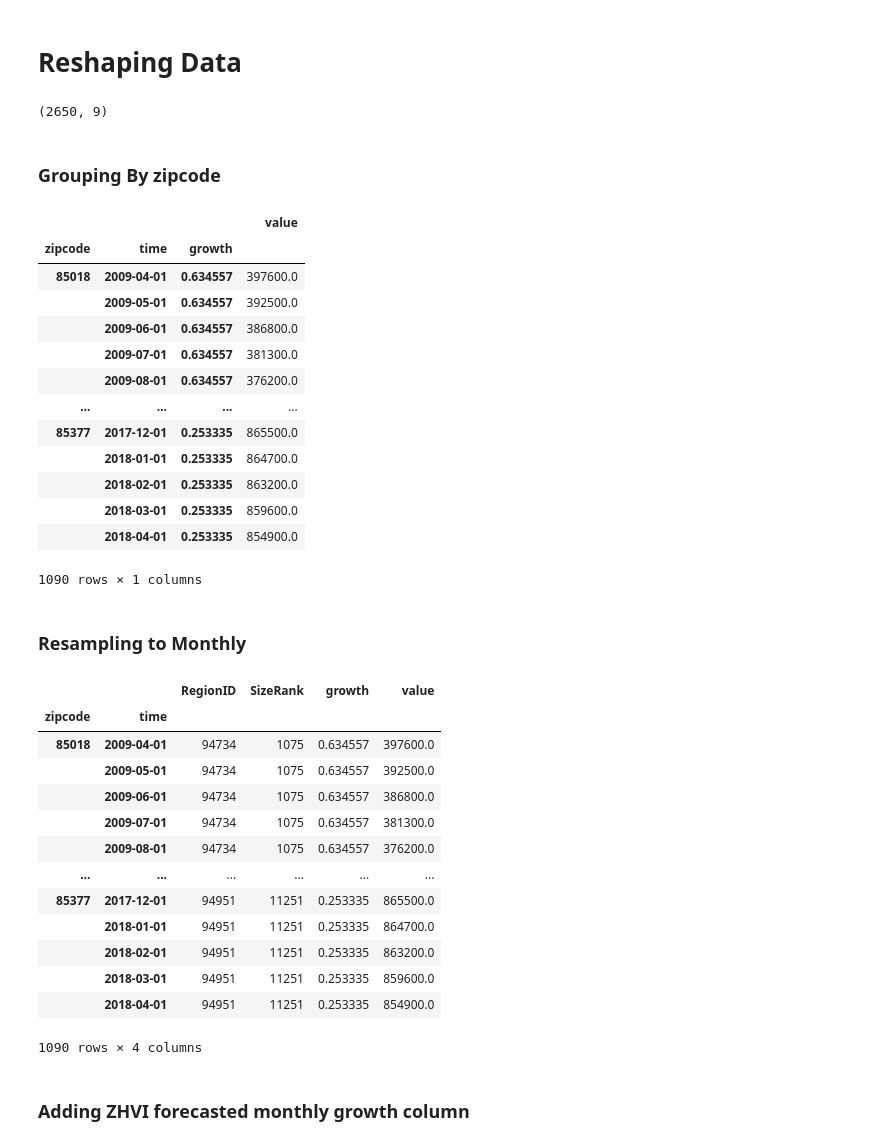
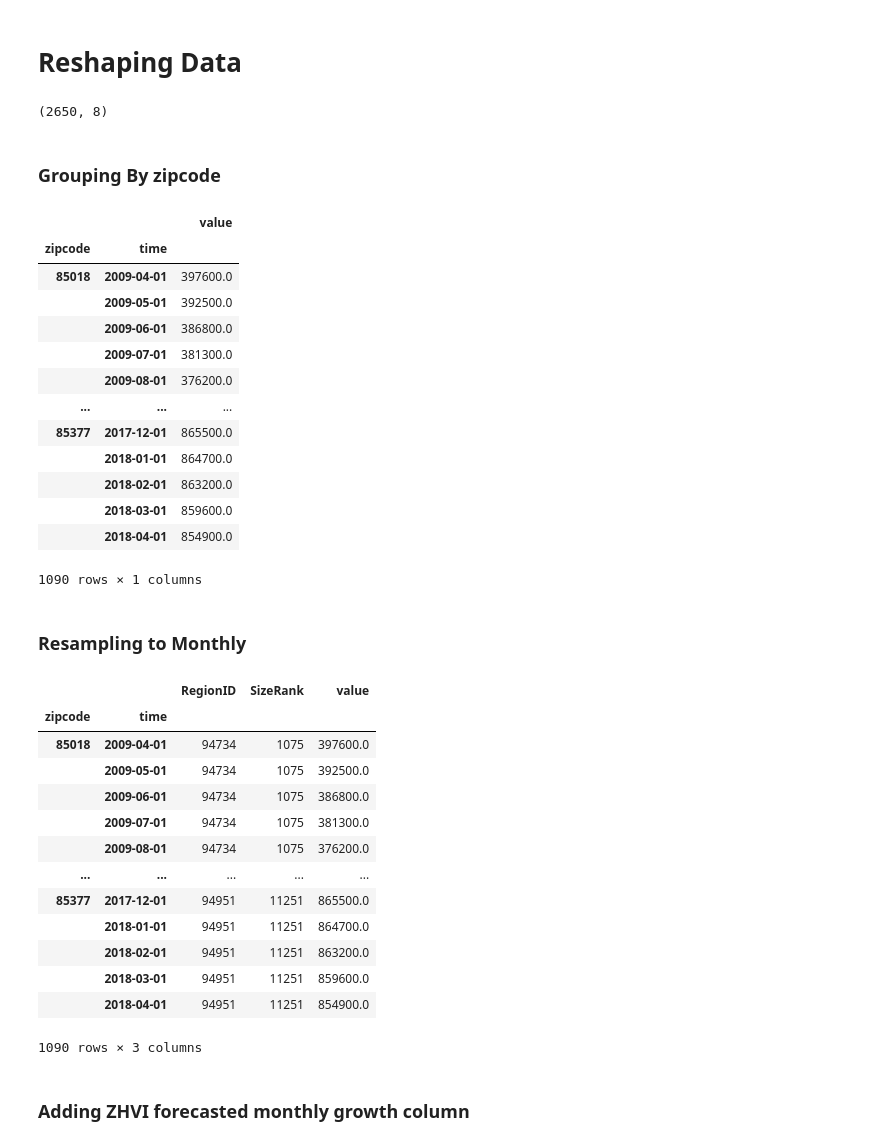
Before and after one commit to MatthewR1021/Zillow_Time_Series, a Jupyter notebook: jerry.ipynb, the cells around one changed output. Cells and saved outputs as stored; diff of their text form; code cells hidden in the pictures.

```diff
--- a/jerry.ipynb
+++ b/jerry.ipynb
@@ -26,5 +29,3 @@ df.head()
 5 rows × 272 columns
 # %% [markdown]
 Calculate growth over the last 9 years from (2009 to 2018)
-# %%
-df['growth'] = (df['2018-04']-df['2009-04'])/df['2009-04']
@@ -74,7 +60,7 @@ def melt_data(df):
     will be the mean of the values from the datetime columns in all of the rows.
     """
 
-    melted = pd.melt(df, id_vars=['zipcode', 'RegionID', 'SizeRank', 'City', 'State', 'Metro', 'CountyName','growth'], var_name='time')
+    melted = pd.melt(df, id_vars=['zipcode', 'RegionID', 'SizeRank', 'City', 'State', 'Metro', 'CountyName'], var_name='time')
     melted['time'] = pd.to_datetime(melted['time'], infer_datetime_format=True)
     melted = melted.dropna(subset=['value'])
     return melted
@@ -83,28 +69,28 @@ melted = melt_data(df)
 melted = melted.set_index('time')
 melted.shape
 # %% [output]
-(2650, 9)
+(2650, 8)
 # %%
 melted = melted['2009-04-01':'2018-04-01']
 # %% [markdown]
 ### Grouping By zipcode
 # %%
-grouped = melted.groupby(['zipcode','time','growth']).aggregate({'value':'mean'})
+grouped = melted.groupby(['zipcode','time']).aggregate({'value':'mean'})
 grouped
 # %% [output]
-|  |  |  | value |
-| zipcode | time | growth |  |
-| 85018 | 2009-04-01 | 0.634557 | 397600.0 |
-|  | 2009-05-01 | 0.634557 | 392500.0 |
-|  | 2009-06-01 | 0.634557 | 386800.0 |
-|  | 2009-07-01 | 0.634557 | 381300.0 |
-|  | 2009-08-01 | 0.634557 | 376200.0 |
-| ... | ... | ... | ... |
-| 85377 | 2017-12-01 | 0.253335 | 865500.0 |
-|  | 2018-01-01 | 0.253335 | 864700.0 |
-|  | 2018-02-01 | 0.253335 | 863200.0 |
-|  | 2018-03-01 | 0.253335 | 859600.0 |
-|  | 2018-04-01 | 0.253335 | 854900.0 |
+|  |  | value |
+| zipcode | time |  |
+| 85018 | 2009-04-01 | 397600.0 |
+|  | 2009-05-01 | 392500.0 |
+|  | 2009-06-01 | 386800.0 |
+|  | 2009-07-01 | 381300.0 |
+|  | 2009-08-01 | 376200.0 |
+| ... | ... | ... |
+| 85377 | 2017-12-01 | 865500.0 |
+|  | 2018-01-01 | 864700.0 |
+|  | 2018-02-01 | 863200.0 |
+|  | 2018-03-01 | 859600.0 |
+|  | 2018-04-01 | 854900.0 |
 1090 rows × 1 columns
 # %% [markdown]
 ### Resampling to Monthly
@@ -112,20 +98,20 @@ grouped
 resampled = melted.groupby('zipcode').resample('MS').mean().drop('zipcode',axis=1)
 resampled
 # %% [output]
-|  |  | RegionID | SizeRank | growth | value |
-| zipcode | time |  |  |  |  |
-| 85018 | 2009-04-01 | 94734 | 1075 | 0.634557 | 397600.0 |
-|  | 2009-05-01 | 94734 | 1075 | 0.634557 | 392500.0 |
-|  | 2009-06-01 | 94734 | 1075 | 0.634557 | 386800.0 |
-|  | 2009-07-01 | 94734 | 1075 | 0.634557 | 381300.0 |
-|  | 2009-08-01 | 94734 | 1075 | 0.634557 | 376200.0 |
-| ... | ... | ... | ... | ... | ... |
-| 85377 | 2017-12-01 | 94951 | 11251 | 0.253335 | 865500.0 |
-|  | 2018-01-01 | 94951 | 11251 | 0.253335 | 864700.0 |
-|  | 2018-02-01 | 94951 | 11251 | 0.253335 | 863200.0 |
-|  | 2018-03-01 | 94951 | 11251 | 0.253335 | 859600.0 |
-|  | 2018-04-01 | 94951 | 11251 | 0.253335 | 854900.0 |
+|  |  | RegionID | SizeRank | value |
+| zipcode | time |  |  |  |
+| 85018 | 2009-04-01 | 94734 | 1075 | 397600.0 |
+|  | 2009-05-01 | 94734 | 1075 | 392500.0 |
+|  | 2009-06-01 | 94734 | 1075 | 386800.0 |
+|  | 2009-07-01 | 94734 | 1075 | 381300.0 |
+|  | 2009-08-01 | 94734 | 1075 | 376200.0 |
+| ... | ... | ... | ... | ... |
+| 85377 | 2017-12-01 | 94951 | 11251 | 865500.0 |
+|  | 2018-01-01 | 94951 | 11251 | 864700.0 |
+|  | 2018-02-01 | 94951 | 11251 | 863200.0 |
+|  | 2018-03-01 | 94951 | 11251 | 859600.0 |
+|  | 2018-04-01 | 94951 | 11251 | 854900.0 |
-1090 rows × 4 columns
+1090 rows × 3 columns
 # %%
 # # melted df
 # melted = melt_data(df)
```
Also changed, not shown: parts of 33 cells of this notebook.
